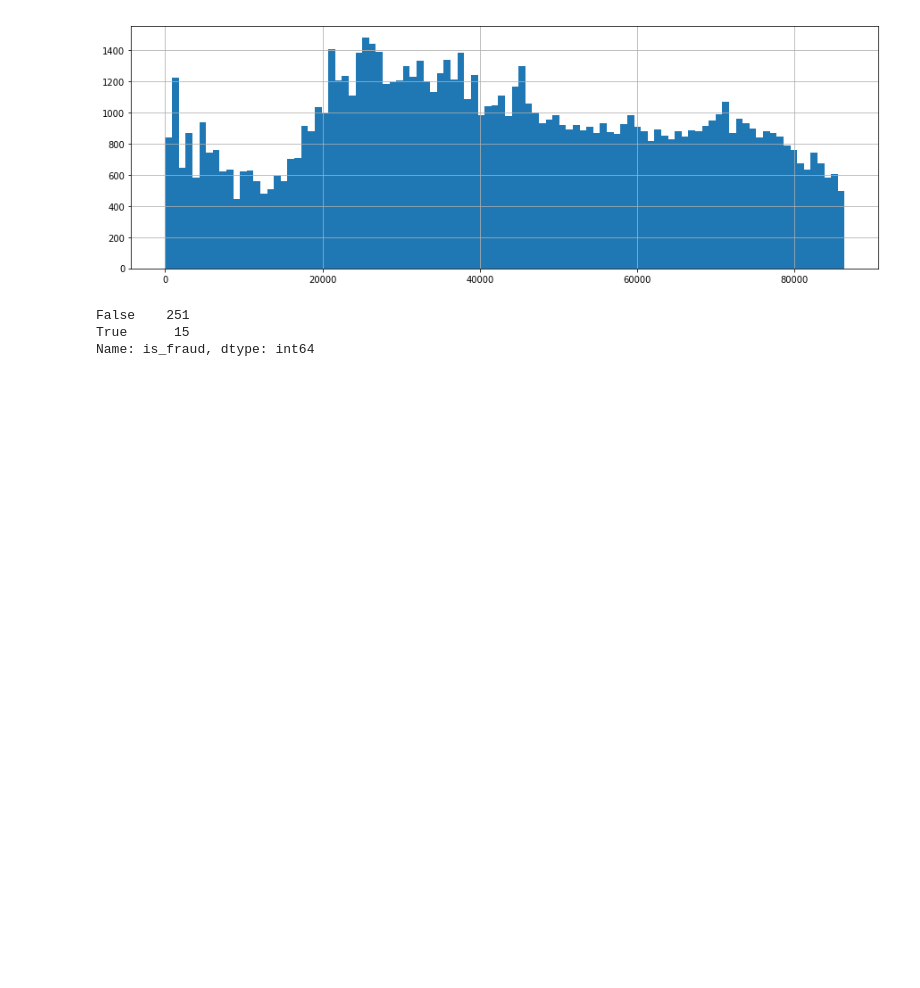
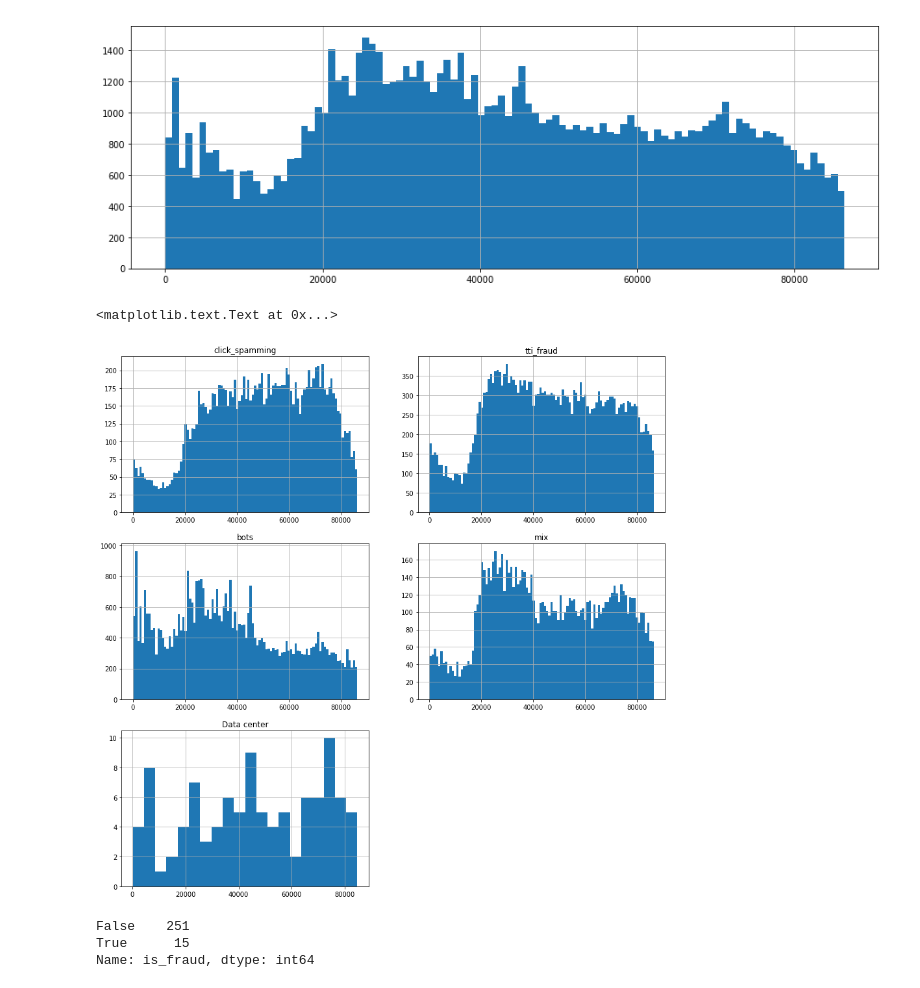
Before and after one commit to nazariinyzhnyk/mobile-ua-fraud-classification, a Jupyter notebook: EDA.ipynb, the cells around one changed output. Cells and saved outputs as stored; diff of their text form; code cells hidden in the pictures; blank space fills up the shorter version.

```diff
--- a/EDA.ipynb
+++ b/EDA.ipynb
@@ -314,0 +358,15 @@ data[data['is_fraud']]['attributed_touch_time'].hist(bins=100)
+# %%
+import datetime
+data['attributed_touch_time_date_hour'] = data['attributed_touch_time'].apply(lambda dt: datetime.datetime(dt.year, dt.month, dt.day, dt.hour))
+
+df = pd.DataFrame(index=data['attributed_touch_time_date_hour'].unique())
+df['bot_frauds_per_hour'] = data.groupby('attributed_touch_time_date_hour')['Fraud_reasons'].agg({
+    'Fraud_reasons': lambda x: (x == 'bots').sum()})
+df['tti_frauds_per_hour'] = data.groupby('attributed_touch_time_date_hour')['Fraud_reasons'].agg({
+    'Fraud_reasons': lambda x: (x == 'tti_fraud').sum()})
+df['click_spamming_frauds_per_hour'] = data.groupby('attributed_touch_time_date_hour')['Fraud_reasons'].agg({
+    'Fraud_reasons': lambda x: (x == 'click_spamming').sum()})
+df['mix_frauds_per_hour'] = data.groupby('attributed_touch_time_date_hour')['Fraud_reasons'].agg({
+    'Fraud_reasons': lambda x: (x == 'mix').sum()})
+df['data_center_frauds_per_hour'] = data.groupby('attributed_touch_time_date_hour')['Fraud_reasons'].agg({
+    'Fraud_reasons': lambda x: (x == 'Data center').sum()})
@@ -314,0 +383,3 @@ data[data['is_fraud']]['attributed_touch_time'].hist(bins=100)
+# %%
+data = data.merge(df, left_on='attributed_touch_time_date_hour', right_index=True)
+data.head()
@@ -324,6 +405,26 @@ data[data['is_fraud']]['install_time_since_midnight_sec'].hist(bins=100)
 # %% [output]
 <matplotlib.axes._subplots.AxesSubplot at 0x...>
 [figure]
+# %%
+plt.figure(figsize=(15,15))
+plt.subplot(321)
+data[data['Fraud_reasons'] == 'click_spamming']['install_time_since_midnight_sec'].hist(bins=100)
+plt.gca().set_title('click_spamming')
+plt.subplot(322)
+data[data['Fraud_reasons'] == 'tti_fraud']['install_time_since_midnight_sec'].hist(bins=100)
+plt.gca().set_title('tti_fraud')
+plt.subplot(323)
+data[data['Fraud_reasons'] == 'bots']['install_time_since_midnight_sec'].hist(bins=100)
+plt.gca().set_title('bots')
+plt.subplot(324)
+data[data['Fraud_reasons'] == 'mix']['install_time_since_midnight_sec'].hist(bins=100)
+plt.gca().set_title('mix')
+plt.subplot(325)
+data[data['Fraud_reasons'] == 'Data center']['install_time_since_midnight_sec'].hist(bins=20)
+plt.gca().set_title('Data center')
+# %% [output]
+<matplotlib.text.Text at 0x...>
+[figure, added]
 # %%
 data[data['tti'] == 0]['is_fraud'].value_counts()
 # %% [output]
```
Also changed, not shown: parts of 7 cells of this notebook, 2 other files.
